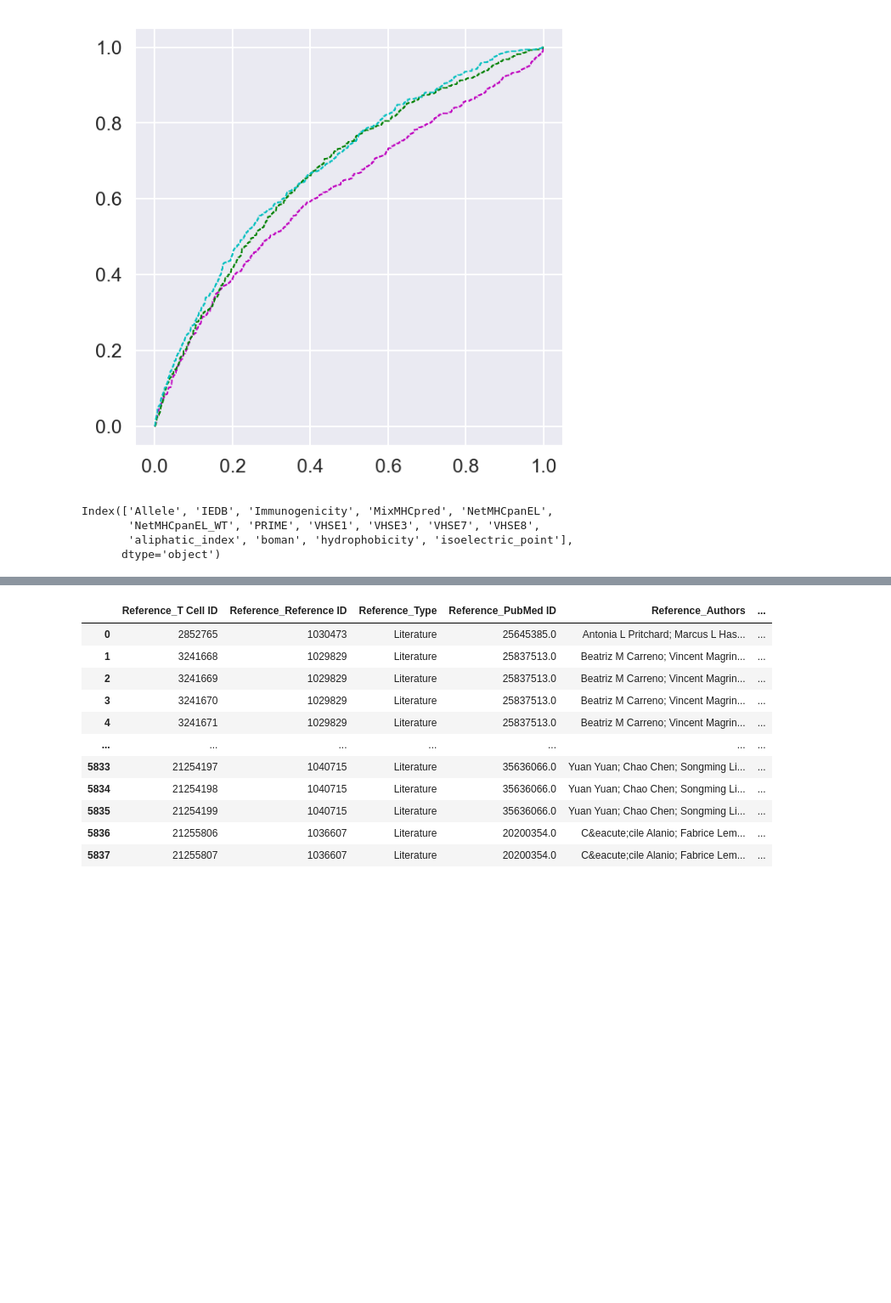
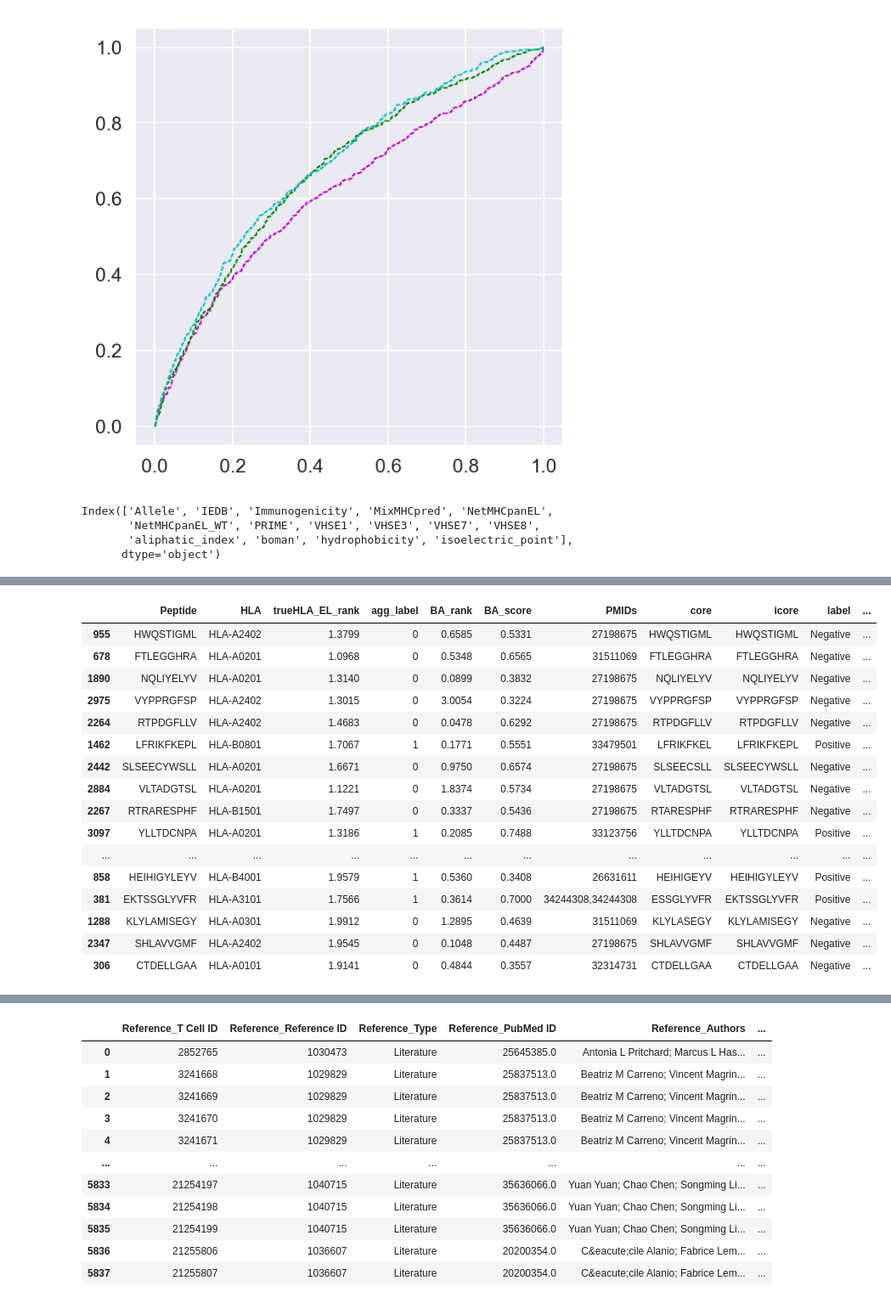
Before and after one commit to richieYT-wan/cedar, a Jupyter notebook: notebook/2210xx_Oct_newdump.ipynb, the cells around one changed output, grey strips where cells are left out. Shown at 85% size. Cells and saved outputs as stored; diff of their text form; code cells hidden in the pictures; blank space fills up the shorter version.

```diff
--- a/notebook/2210xx_Oct_newdump.ipynb
+++ b/notebook/2210xx_Oct_newdump.ipynb
@@ -136,0 +721,28 @@ Index(['Allele', 'IEDB', 'Immunogenicity', 'MixMHCpred', 'NetMHCpanEL',
+# %%
+# Saving only the wild-type peps that are longer than 8 aa
+cedar_related = cedar_epi.query('len_wt>8')
+# cedar_related['HLA']=cedar_related['HLA'].str.replace(':','')
+cedar_related['wild_type'].to_csv('../../../kern_dist/cedar_related.pep', index=False, header=False)
+# %%
+# Ranks stuff
+from src.utils import read_netmhcpan_results, flatten_level_columns
+from src.utils import get_trueHLA_EL_rank
+related_xls = read_netmhcpan_results('../../../netmhcpan/score_cedar/output/cedar_related.pep.xls')
+# Manually drop this stupid peptide from dataset
+related_xls = related_xls.drop(related_xls.loc[related_xls[("base", "Peptide")] == "CLAVEEVSL"].index)
+# Score & merge
+related_scored = get_trueHLA_EL_rank(cedar_related.drop(columns=['Peptide']).rename(columns={'wild_type':'Peptide'}),
+                                     related_xls).rename(columns={'Peptide':'wild_type',
+                                                                  'trueHLA_EL_rank': 'wt_EL_rank',
+                                                                 'core':'wt_core'})[['wild_type', 'wt_EL_rank', 'wt_core']]
+
+# Assert that all values are identical (i.e. in the same order otherwise breaks) so I can reset index and merge in index instead
+assert all(cedar_related['wild_type'].values==related_scored['wild_type'].values)==True, 'break'
+cedar_related = cedar_related.reset_index(drop=True).merge(related_scored.reset_index(drop=True)[['wt_EL_rank', 'wt_core']], left_index=True,right_index=True)
+# %%
+cedar_related['HLA']= cedar_related['HLA'].apply(lambda x: x[:7]+':'+x[7:])
+cedar_related=cedar[list(cedar.columns[:18])+['trainset']].drop(columns='fold')\
+                    .merge(cedar_related.drop(columns = ['PMIDs', 'responses','label', 'HLA_full', 'len', 'total_count', 'percentage_pos']),
+                           left_on=['Peptide', 'HLA', 'agg_label'], right_on=['Peptide','HLA','agg_label'])
+
+cedar_related.to_csv('../data/220920_cedar_related_scored.csv', index=False)
@@ -136,0 +751,14 @@ Index(['Allele', 'IEDB', 'Immunogenicity', 'MixMHCpred', 'NetMHCpanEL',
+# %%
+cedar_related['mutation_type'] = cedar_related.apply(lambda x: get_mutation_type(x['Peptide'], x['wild_type']), axis=1)
+cedar_related['mhc_anchor'] = cedar_related.apply(lambda x: get_anchor(x['HLA'].replace(':',''), ics_kl, threshold=.1615), axis=1)
+cedar_related['mutation_position'] = cedar_related.apply(lambda x: get_mutation_pos(x['Peptide'], x['wild_type'], x['mutation_type']), axis=1)
+cedar_related['anchor_mutation'] = cedar_related.apply(lambda x: get_anchor_mutation(x['Peptide'], x['wild_type'],
+                                                                                     x['core'], x['wt_core'],
+                                                                                     x['len'], x['mhc_anchor'],
+                                                                                     x['mutation_type']), axis=1)
+cedar_related['core_mutation_position'] = cedar_related.apply(lambda x: get_mutation_pos(x['core'], x['wt_core'], x['mutation_type']), axis=1)
+cedar_related['binder'] = cedar_related.apply(lambda x: get_binder_type(x['trueHLA_EL_rank'], x['wt_EL_rank']), axis=1)
+cedar_related['ratio_rank'] = cedar_related['wt_EL_rank']/cedar_related['trueHLA_EL_rank']
+
+cedar_related['HLA_full']= cedar_related['HLA'].apply(lambda x: x[:5]+'*'+x[5:])
+cedar_related['HLA'] = cedar_related['HLA'].str.replace(':','')
@@ -136,0 +775,20 @@ Index(['Allele', 'IEDB', 'Immunogenicity', 'MixMHCpred', 'NetMHCpanEL',
+# %%
+cedar_related.query('ratio_rank<2 and trueHLA_EL_rank<2 and wt_EL_rank>2').sort_values('ratio_rank', ascending=False)
+# %% [output]
+|  | Peptide | HLA | trueHLA_EL_rank | agg_label | BA_rank | BA_score | PMIDs | core | icore | label | ... |
+| 955 | HWQSTIGML | HLA-A2402 | 1.3799 | 0 | 0.6585 | 0.5331 | 27198675 | HWQSTIGML | HWQSTIGML | Negative | ... |
+| 678 | FTLEGGHRA | HLA-A0201 | 1.0968 | 0 | 0.5348 | 0.6565 | 31511069 | FTLEGGHRA | FTLEGGHRA | Negative | ... |
+| 1890 | NQLIYELYV | HLA-A0201 | 1.3140 | 0 | 0.0899 | 0.3832 | 27198675 | NQLIYELYV | NQLIYELYV | Negative | ... |
+| 2975 | VYPPRGFSP | HLA-A2402 | 1.3015 | 0 | 3.0054 | 0.3224 | 27198675 | VYPPRGFSP | VYPPRGFSP | Negative | ... |
+| 2264 | RTPDGFLLV | HLA-A2402 | 1.4683 | 0 | 0.0478 | 0.6292 | 27198675 | RTPDGFLLV | RTPDGFLLV | Negative | ... |
+| 1462 | LFRIKFKEPL | HLA-B0801 | 1.7067 | 1 | 0.1771 | 0.5551 | 33479501 | LFRIKFKEL | LFRIKFKEPL | Positive | ... |
+| 2442 | SLSEECYWSLL | HLA-A0201 | 1.6671 | 0 | 0.9750 | 0.6574 | 27198675 | SLSEECSLL | SLSEECYWSLL | Negative | ... |
+| 2884 | VLTADGTSL | HLA-A0201 | 1.1221 | 0 | 1.8374 | 0.5734 | 27198675 | VLTADGTSL | VLTADGTSL | Negative | ... |
+| 2267 | RTRARESPHF | HLA-B1501 | 1.7497 | 0 | 0.3337 | 0.5436 | 27198675 | RTARESPHF | RTRARESPHF | Negative | ... |
+| 3097 | YLLTDCNPA | HLA-A0201 | 1.3186 | 1 | 0.2085 | 0.7488 | 33123756 | YLLTDCNPA | YLLTDCNPA | Positive | ... |
+| ... | ... | ... | ... | ... | ... | ... | ... | ... | ... | ... | ... |
+| 858 | HEIHIGYLEYV | HLA-B4001 | 1.9579 | 1 | 0.5360 | 0.3408 | 26631611 | HEIHIGEYV | HEIHIGYLEYV | Positive | ... |
+| 381 | EKTSSGLYVFR | HLA-A3101 | 1.7566 | 1 | 0.3614 | 0.7000 | 34244308,34244308 | ESSGLYVFR | EKTSSGLYVFR | Positive | ... |
+| 1288 | KLYLAMISEGY | HLA-A0301 | 1.9912 | 0 | 1.2895 | 0.4639 | 31511069 | KLYLASEGY | KLYLAMISEGY | Negative | ... |
+| 2347 | SHLAVVGMF | HLA-A2402 | 1.9545 | 0 | 0.1048 | 0.4487 | 27198675 | SHLAVVGMF | SHLAVVGMF | Negative | ... |
+| 306 | CTDELLGAA | HLA-A0101 | 1.9141 | 0 | 0.4844 | 0.3557 | 32314731 | CTDELLGAA | CTDELLGAA | Negative | ... |
```
Also changed, not shown: parts of 46 cells of this notebook, 13 other files.
